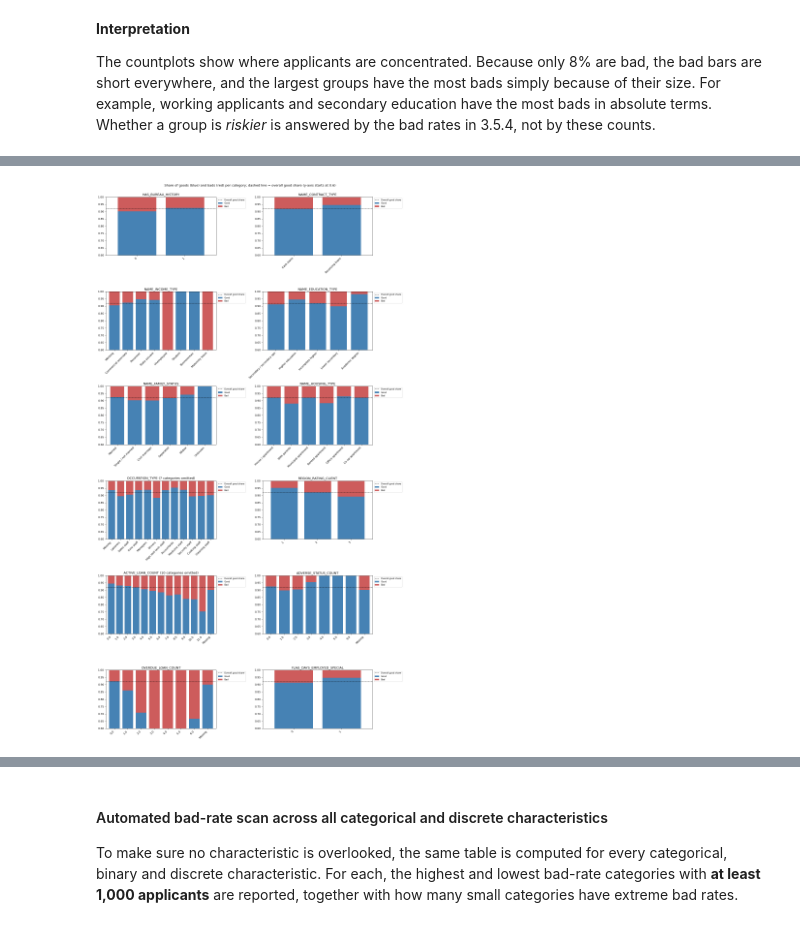
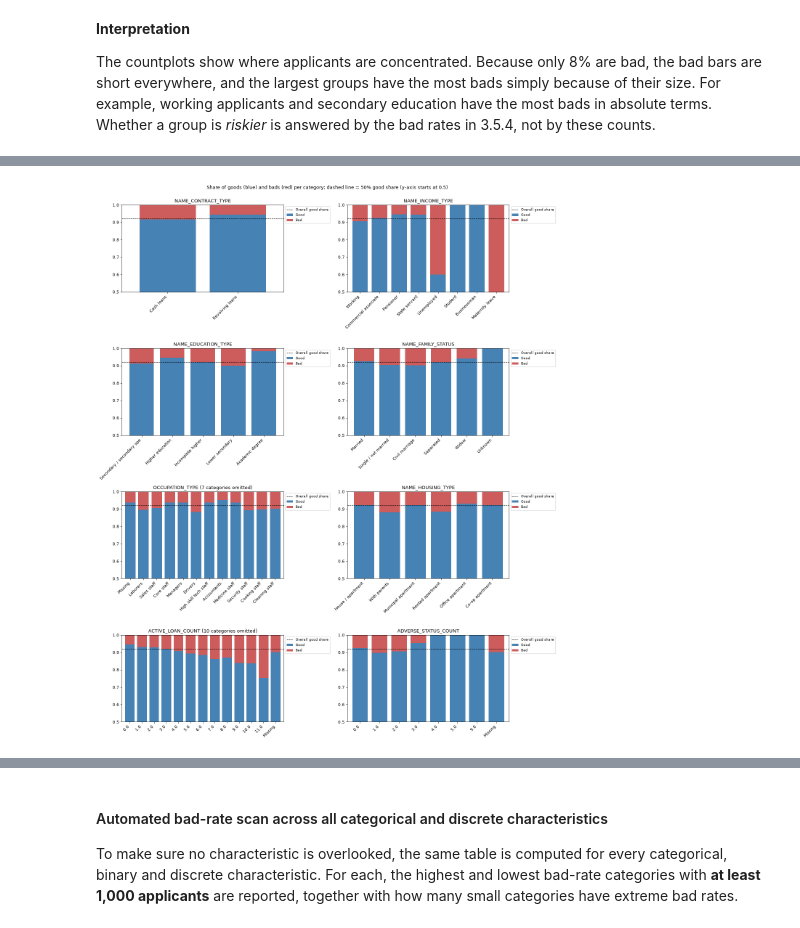
Before and after one commit to LeeLinWang/faproject, a Jupyter notebook: 03_EDA.ipynb, the cells around one changed output, grey strips where cells are left out. Cells and saved outputs as stored; diff of their text form; code cells hidden in the pictures.

```diff
--- a/03_EDA.ipynb
+++ b/03_EDA.ipynb
@@ -1135,7 +1105,6 @@ Countplots for representative characteristics, using the Week 7 lab loop. Text c
 # %%
 count_vars = ['NAME_CONTRACT_TYPE', 'NAME_INCOME_TYPE', 'NAME_EDUCATION_TYPE', 'NAME_FAMILY_STATUS',
-              'OCCUPATION_TYPE', 'NAME_HOUSING_TYPE', 'FLAG_OWN_CAR', 'HAS_BUREAU_HISTORY',
-              'ORGANIZATION_TYPE', 'REGION_RATING_CLIENT']
+              'OCCUPATION_TYPE', 'NAME_HOUSING_TYPE', 'FLAG_OWN_CAR', 'HAS_BUREAU_HISTORY']
 max_shown = 10
 
 row_count = int(np.ceil(len(count_vars) / 2))
@@ -1276,9 +1244,8 @@ The Week 7 lab used `sns.kdeplot(..., hue='BAD')`. One change is made here: `com
 
 A characteristic is plotted only if it has at least 20 distinct values and no single value accounts for more than half of the observations; otherwise a KDE would mostly draw a spike and is skipped with the reason shown. For skewed characteristics a second view is restricted to the 1st-99th percentile range.
 # %%
-kde_candidates = ['AMT_INCOME_TOTAL', 'AMT_CREDIT', 'ANNUITY_TO_INCOME', 'LOAN_TO_INCOME', 'CREDIT_TO_GOODS_RATIO',
-                  'AGE_YEARS', 'EMPLOYMENT_YEARS', 'EXT_SOURCE_1', 'TOTAL_ACTIVE_DEBT', 'BUREAU_DEBT_TO_INCOME',
-                  'MAX_DAYS_OVERDUE', 'OLDEST_CREDIT_AGE', 'DAYS_LAST_PHONE_CHANGE']
+kde_candidates = ['AMT_INCOME_TOTAL', 'AMT_CREDIT', 'LOAN_TO_INCOME',
+                  'AGE_YEARS', 'EMPLOYMENT_YEARS', 'TOTAL_ACTIVE_DEBT']
 
 kde_vars, kde_skipped = [], []
 for var in kde_candidates:
@@ -1292,5 +1259,4 @@ for var in kde_candidates:
         kde_vars.append(var)
 
 print('Plotted:', kde_vars)
-pd.DataFrame(kde_skipped, columns=['Characteristic', 'Reason KDE was skipped'])
 # %% [output]
@@ -1362,6 +1315,6 @@ Countplots of goods and bads by category (Week 7 lab approach). Because only 8%
 # %%
-countplot_vars = ['NAME_INCOME_TYPE', 'NAME_EDUCATION_TYPE', 'NAME_FAMILY_STATUS', 'OCCUPATION_TYPE',
-                  'HAS_BUREAU_HISTORY', 'ACTIVE_LOAN_COUNT', 'ADVERSE_STATUS_COUNT', 'NAME_CONTRACT_TYPE']
+countplot_vars = ['NAME_CONTRACT_TYPE', 'NAME_INCOME_TYPE', 'NAME_EDUCATION_TYPE', 'NAME_FAMILY_STATUS',
+                  'OCCUPATION_TYPE', 'NAME_HOUSING_TYPE', 'ACTIVE_LOAN_COUNT', 'ADVERSE_STATUS_COUNT']
 
 row_count = int(np.ceil(len(countplot_vars) / 2))
 fig, axes = plt.subplots(ncols=2, nrows=row_count, figsize=(16, 4.5 * row_count))
@@ -1460,17 +1467,16 @@ reference_rates
 # %%
-stacked_vars = ['HAS_BUREAU_HISTORY', 'NAME_CONTRACT_TYPE', 'NAME_INCOME_TYPE', 'NAME_EDUCATION_TYPE',
-                'NAME_FAMILY_STATUS', 'NAME_HOUSING_TYPE', 'OCCUPATION_TYPE', 'REGION_RATING_CLIENT',
-                'ACTIVE_LOAN_COUNT', 'ADVERSE_STATUS_COUNT', 'OVERDUE_LOAN_COUNT', 'FLAG_DAYS_EMPLOYED_SPECIAL']
+stacked_vars = ['NAME_CONTRACT_TYPE', 'NAME_INCOME_TYPE', 'NAME_EDUCATION_TYPE', 'NAME_FAMILY_STATUS',
+                  'OCCUPATION_TYPE', 'NAME_HOUSING_TYPE', 'ACTIVE_LOAN_COUNT', 'ADVERSE_STATUS_COUNT']
 
 row_count = int(np.ceil(len(stacked_vars) / 2))
 fig, axes = plt.subplots(ncols=2, nrows=row_count, figsize=(16, 4.8 * row_count))
 for axis, var in zip(fig.axes, stacked_vars):
     stacked_bar(var, axis)
-plt.suptitle('Share of goods (blue) and bads (red) per category; dashed line = overall good share (y-axis starts at 0.6)', y=1.0)
+plt.suptitle('Share of goods (blue) and bads (red) per category; dashed line = 50% good share (y-axis starts at 0.5)', y=1.0)
 plt.tight_layout()
 plt.show()
 # %% [output]
-[figure, old version]
+[figure, new version]
 # %%
 # counts and bad rates behind each stacked bar chart
 for var in stacked_vars:
```
Also changed, not shown: parts of 80 cells of this notebook.
